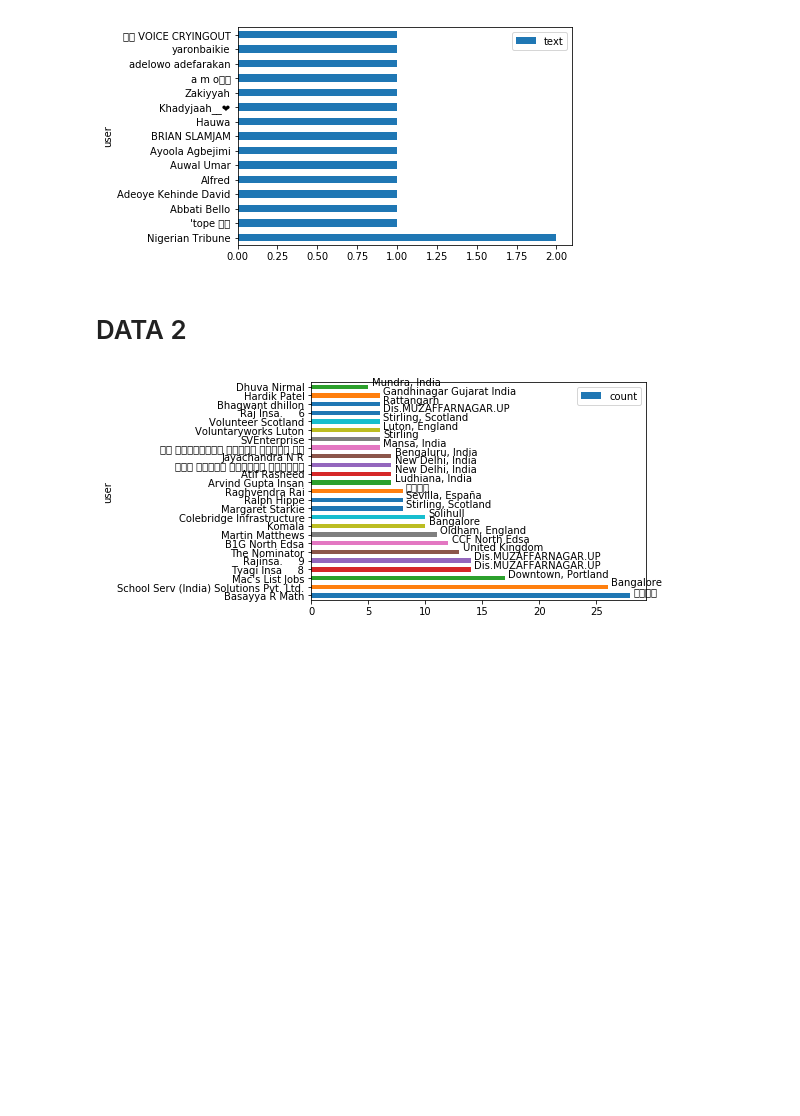
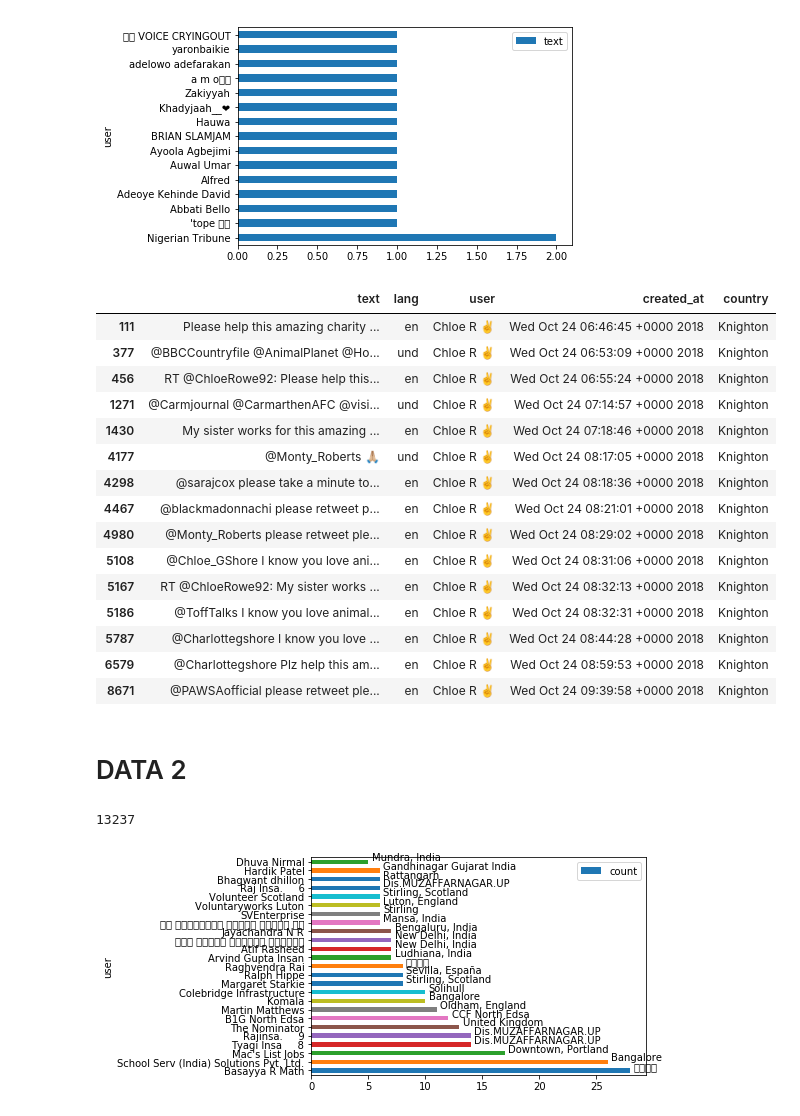
Before and after one commit to leosj1/rcf, a Jupyter notebook: DATA MINING FROM TWITTER.ipynb, the cells around one changed output. Cells and saved outputs as stored; diff of their text form; code cells hidden in the pictures; blank space fills up the shorter version.

```diff
--- a/DATA MINING FROM TWITTER.ipynb
+++ b/DATA MINING FROM TWITTER.ipynb
@@ -132,6 +136,26 @@ filterr2=filterr.sort_values('text',ascending=False).plot.barh()
 # filterr
 # %% [output]
 [figure]
+# %%
+# GET MORE INSIGHTS FROM THE HIGHEST TWEETER
+t[t.user=='Chloe R ✌️'].head(15)
+# %% [output]
+|  | text | lang | user | created_at | country |
+| 111 | Please help this amazing charity ... | en | Chloe R ✌️ | Wed Oct 24 06:46:45 +0000 2018 | Knighton |
+| 377 | @BBCCountryfile @AnimalPlanet @Ho... | und | Chloe R ✌️ | Wed Oct 24 06:53:09 +0000 2018 | Knighton |
+| 456 | RT @ChloeRowe92: Please help this... | en | Chloe R ✌️ | Wed Oct 24 06:55:24 +0000 2018 | Knighton |
+| 1271 | @Carmjournal @CarmarthenAFC @visi... | und | Chloe R ✌️ | Wed Oct 24 07:14:57 +0000 2018 | Knighton |
+| 1430 | My sister works for this amazing ... | en | Chloe R ✌️ | Wed Oct 24 07:18:46 +0000 2018 | Knighton |
+| 4177 | @Monty_Roberts 🙏🏼 | und | Chloe R ✌️ | Wed Oct 24 08:17:05 +0000 2018 | Knighton |
+| 4298 | @sarajcox please take a minute to... | en | Chloe R ✌️ | Wed Oct 24 08:18:36 +0000 2018 | Knighton |
+| 4467 | @blackmadonnachi please retweet p... | en | Chloe R ✌️ | Wed Oct 24 08:21:01 +0000 2018 | Knighton |
+| 4980 | @Monty_Roberts please retweet ple... | en | Chloe R ✌️ | Wed Oct 24 08:29:02 +0000 2018 | Knighton |
+| 5108 | @Chloe_GShore I know you love ani... | en | Chloe R ✌️ | Wed Oct 24 08:31:06 +0000 2018 | Knighton |
+| 5167 | RT @ChloeRowe92: My sister works ... | en | Chloe R ✌️ | Wed Oct 24 08:32:13 +0000 2018 | Knighton |
+| 5186 | @ToffTalks I know you love animal... | en | Chloe R ✌️ | Wed Oct 24 08:32:31 +0000 2018 | Knighton |
+| 5787 | @Charlottegshore I know you love ... | en | Chloe R ✌️ | Wed Oct 24 08:44:28 +0000 2018 | Knighton |
+| 6579 | @Charlottegshore Plz help this am... | en | Chloe R ✌️ | Wed Oct 24 08:59:53 +0000 2018 | Knighton |
+| 8671 | @PAWSAofficial please retweet ple... | en | Chloe R ✌️ | Wed Oct 24 09:39:58 +0000 2018 | Knighton |
 # %% [markdown]
 # DATA 2
 # %%
@@ -146,6 +170,10 @@ for line in t_file:
         tweets1.append(t_load)
     except:
         continue
+# %%
+len(tweets1)
+# %% [output]
+13237
 # %%
 import pandas as pd
 t1=pd.DataFrame()
```
Also changed, not shown: parts of 8 cells of this notebook.
